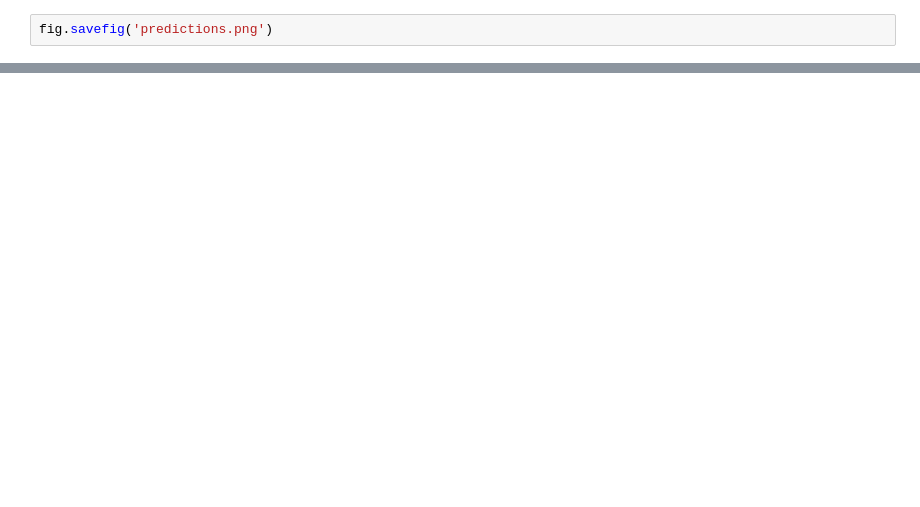
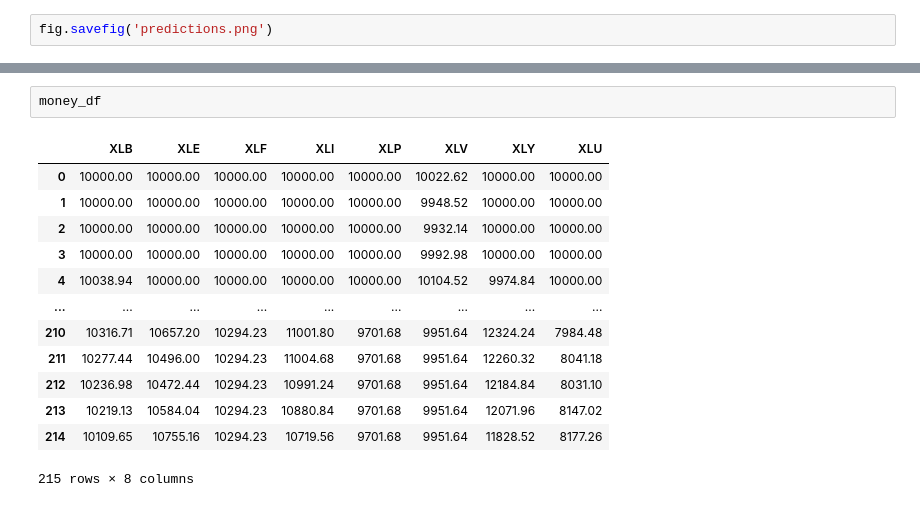
Before and after one commit to AkshayMurthy1/lstm-atr-prediction, a Jupyter notebook: stock-data/full_sim_tests.ipynb, the cells around one changed output, grey strips where cells are left out. Drawn from its saved outputs; the diff is of its cells as text; blank space fills up the shorter version.

```diff
--- a/stock-data/full_sim_tests.ipynb
+++ b/stock-data/full_sim_tests.ipynb
@@ -146,0 +131,16 @@ fig.savefig('return_metrics.png')
+# %%
+money_df
+# %% [output]
+|  | XLB | XLE | XLF | XLI | XLP | XLV | XLY | XLU |
+| 0 | 10000.00 | 10000.00 | 10000.00 | 10000.00 | 10000.00 | 10022.62 | 10000.00 | 10000.00 |
+| 1 | 10000.00 | 10000.00 | 10000.00 | 10000.00 | 10000.00 | 9948.52 | 10000.00 | 10000.00 |
+| 2 | 10000.00 | 10000.00 | 10000.00 | 10000.00 | 10000.00 | 9932.14 | 10000.00 | 10000.00 |
+| 3 | 10000.00 | 10000.00 | 10000.00 | 10000.00 | 10000.00 | 9992.98 | 10000.00 | 10000.00 |
+| 4 | 10038.94 | 10000.00 | 10000.00 | 10000.00 | 10000.00 | 10104.52 | 9974.84 | 10000.00 |
+| ... | ... | ... | ... | ... | ... | ... | ... | ... |
+| 210 | 10316.71 | 10657.20 | 10294.23 | 11001.80 | 9701.68 | 9951.64 | 12324.24 | 7984.48 |
+| 211 | 10277.44 | 10496.00 | 10294.23 | 11004.68 | 9701.68 | 9951.64 | 12260.32 | 8041.18 |
+| 212 | 10236.98 | 10472.44 | 10294.23 | 10991.24 | 9701.68 | 9951.64 | 12184.84 | 8031.10 |
+| 213 | 10219.13 | 10584.04 | 10294.23 | 10880.84 | 9701.68 | 9951.64 | 12071.96 | 8147.02 |
+| 214 | 10109.65 | 10755.16 | 10294.23 | 10719.56 | 9701.68 | 9951.64 | 11828.52 | 8177.26 |
+215 rows × 8 columns
```
Also changed, not shown: parts of 6 cells of this notebook, 3 other files.
